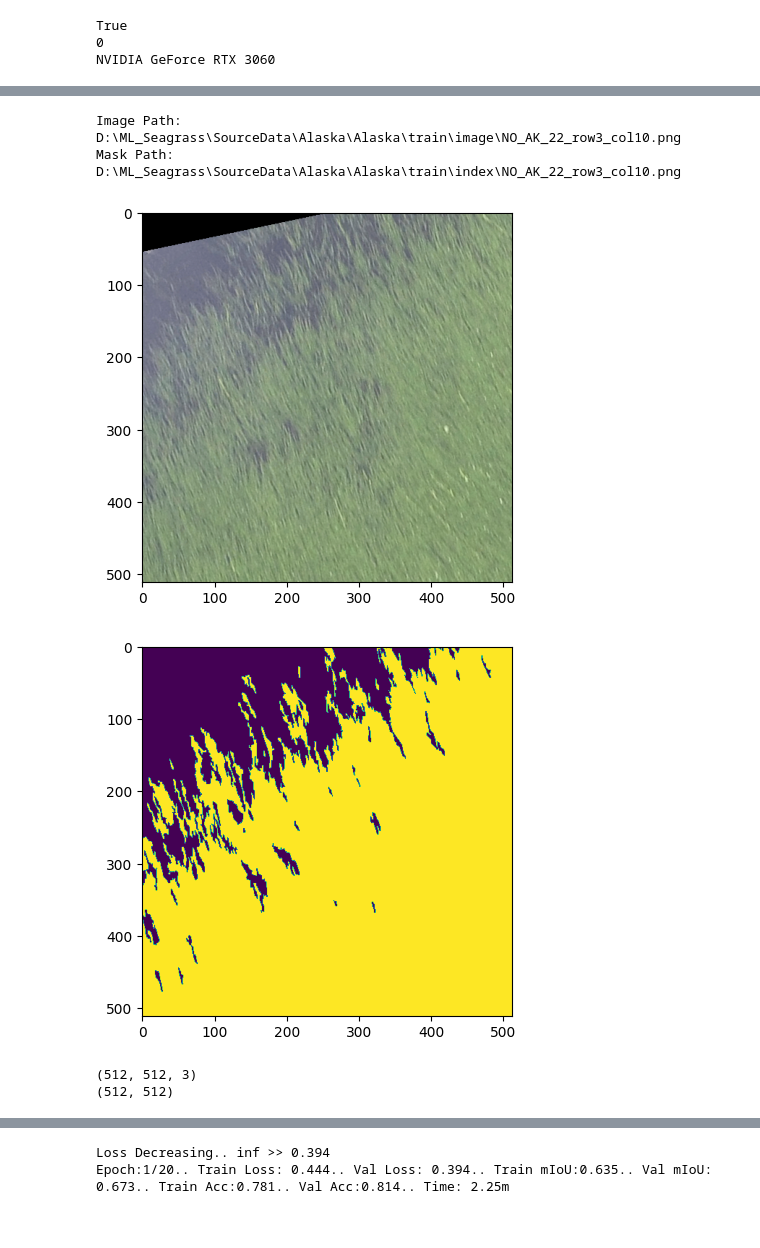
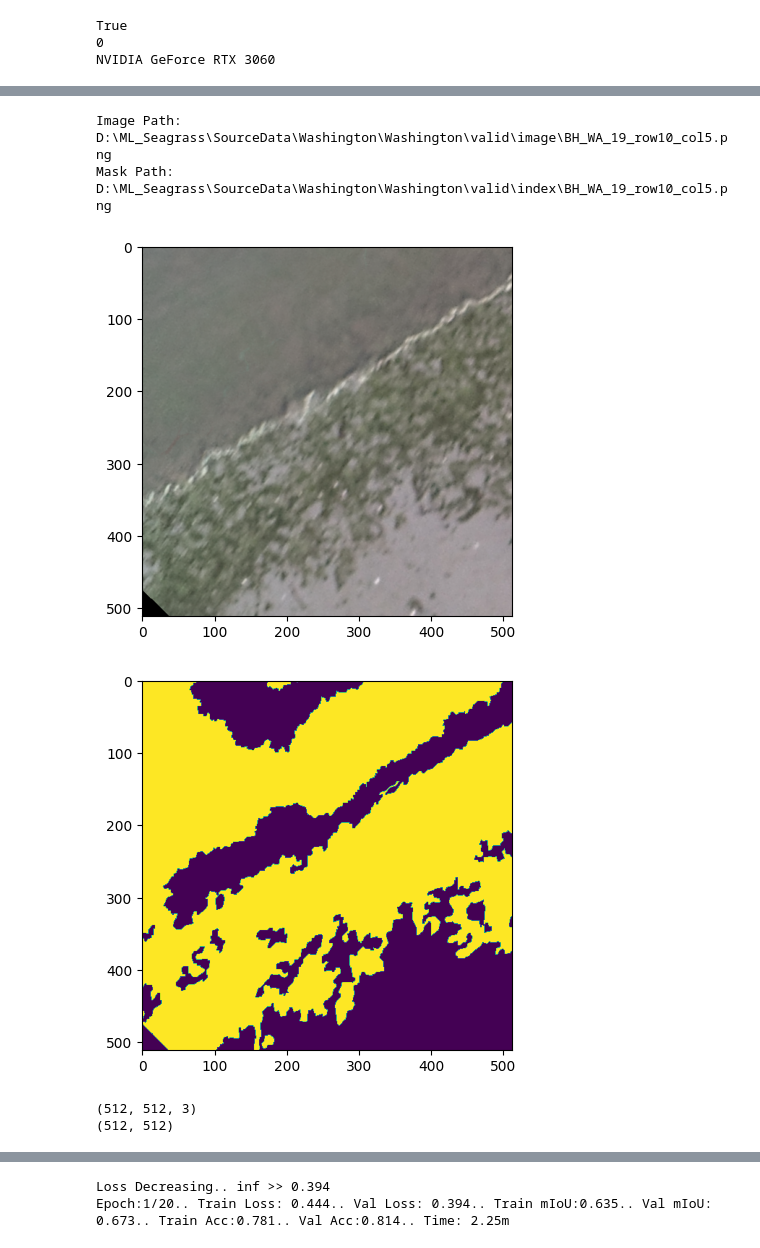
Before and after one commit to Rachel-Fan/ArcgisPro-Customized-Toolbox, a Jupyter notebook: Notebook/Unet_WA_non_zero_BB-BatchSize8_lr-4_.ipynb, the cells around one changed output, grey strips where cells are left out. Cells and saved outputs as stored; diff of their text form; code cells hidden in the pictures.

```diff
--- a/Notebook/Unet_WA_non_zero_BB-BatchSize8_lr-4_.ipynb
+++ b/Notebook/Unet_WA_non_zero_BB-BatchSize8_lr-4_.ipynb
@@ -175,27 +229,27 @@ X_train, X_val = train_test_split(X_trainval, test_size=0.15, random_state=19)
 # %%
 for idx in X_val:
-    img_path = os.path.join(IMAGE_PATH, idx + '.png')
-    mask_path = os.path.join(MASK_PATH, idx + '.png')
+    img_path = os.path.join(val_image_folder, idx + '.png')
+    mask_path = os.path.join(val_mask_folder, idx + '.png')
 
 
     # Print out the file paths for debugging
     print("Image Path:", img_path)
     print("Mask Path:", mask_path)
 
     img = Image.open(img_path)
     mask = Image.open(mask_path)
     plt.imshow(img)
     plt.show()
     plt.imshow(mask)
     plt.show()
     print(np.asarray(img).shape)
     print(np.asarray(mask).shape)
     break
 # %% [output]
-Image Path: D:\ML_Seagrass\SourceData\Alaska\Alaska\train\image\NO_AK_22_row3_col10.png
-Mask Path: D:\ML_Seagrass\SourceData\Alaska\Alaska\train\index\NO_AK_22_row3_col10.png
+Image Path: D:\ML_Seagrass\SourceData\Washington\Washington\valid\image\BH_WA_19_row10_col5.png
+Mask Path: D:\ML_Seagrass\SourceData\Washington\Washington\valid\index\BH_WA_19_row10_col5.png
-[figure, old version]
+[figure, new version]
-[figure, old version]
+[figure, new version]
 (512, 512, 3)
 (512, 512)
 # %%
```
Also changed, not shown: parts of 18 cells of this notebook, 13 other files.
